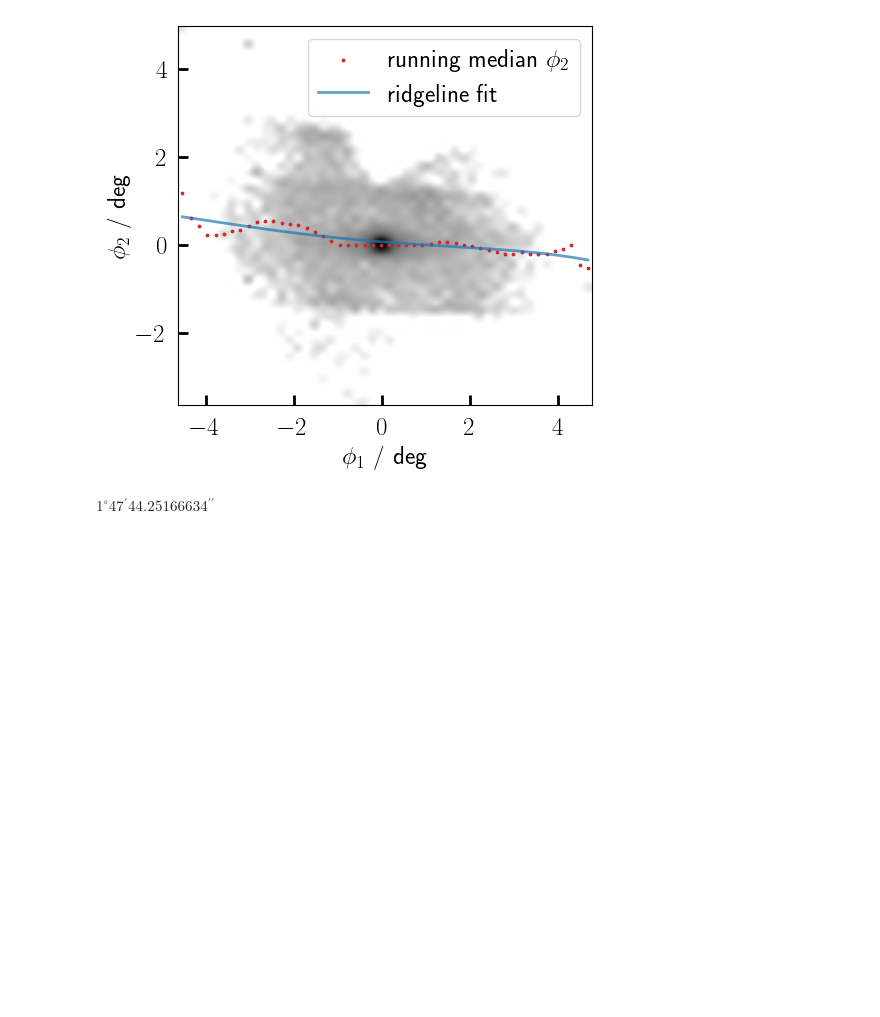
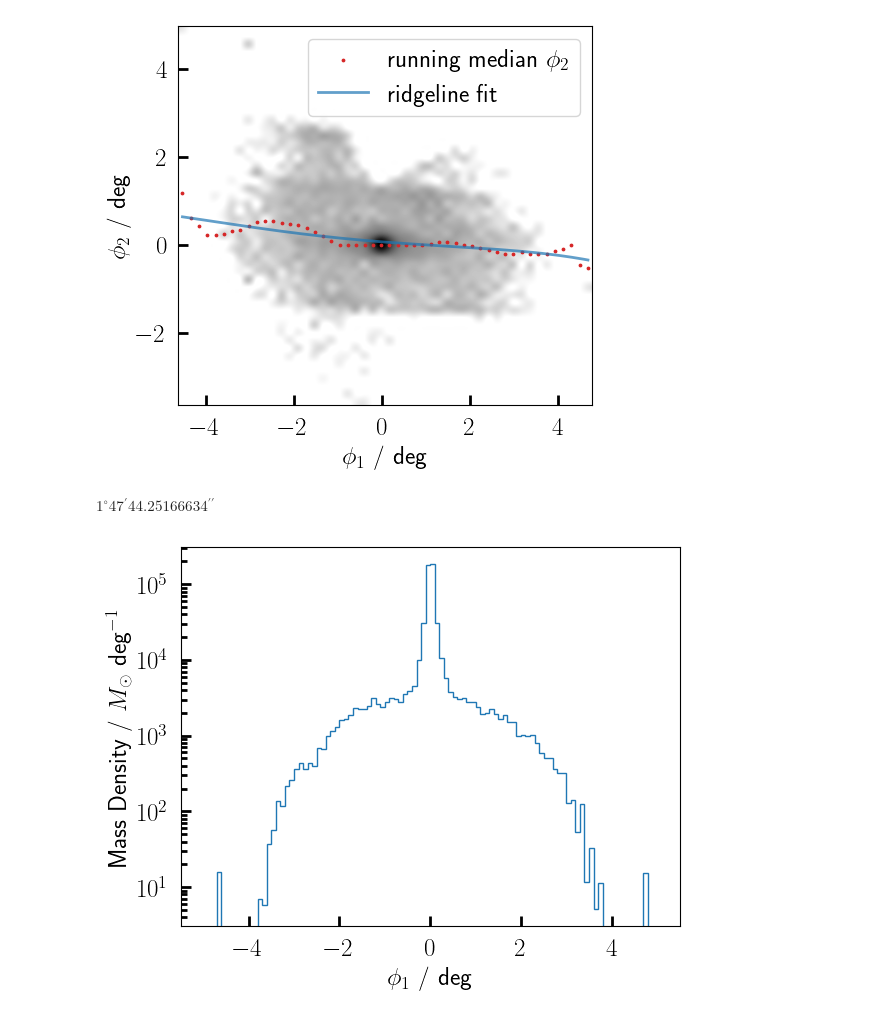
Before and after one commit to RSPicken2/stellar-streams, a Jupyter notebook: Ridgeline.ipynb, the cells around one changed output. Saved outputs shown, nothing was run; the diff lists cells and outputs as text; code cells hidden in the pictures; blank space fills up the shorter version.

Commit message:
Add stream density plot

```diff
--- a/Ridgeline.ipynb
+++ b/Ridgeline.ipynb
@@ -222,3 +222,24 @@ arc_length = np.sum(ridge[:-1].separation(ridge[1:]))
 arc_length
 # %% [output]
 $1^\circ47{}^\prime44.25166634{}^{\prime\prime}$
+# %%
+def steam_density(stream_df, phi1_lim=5, bins=100):
+    phi1, phi2 = stream_df['phi1'], stream_df['phi2']
+    m = stream_df['M']
+
+    w = m / (2*phi1_lim/bins)
+    hist, edges = np.histogram(phi1, bins=bins, weights=w, range=[-phi1_lim,phi1_lim])
+    return hist, edges
+# %%
+density, edges = steam_density(stream_df)
+
+
+fig, ax = plt.subplots()
+ax.stairs(density, edges)
+ax.set_yscale('log')
+ax.set_xlabel(r'$\phi_1$ / deg')
+ax.set_ylabel('Mass Density / $M_\odot$ deg$^{-1}$')
+
+plt.show()
+# %% [output]
+[figure, added]
```
Also changed, not shown: parts of 1 cell of this notebook.
